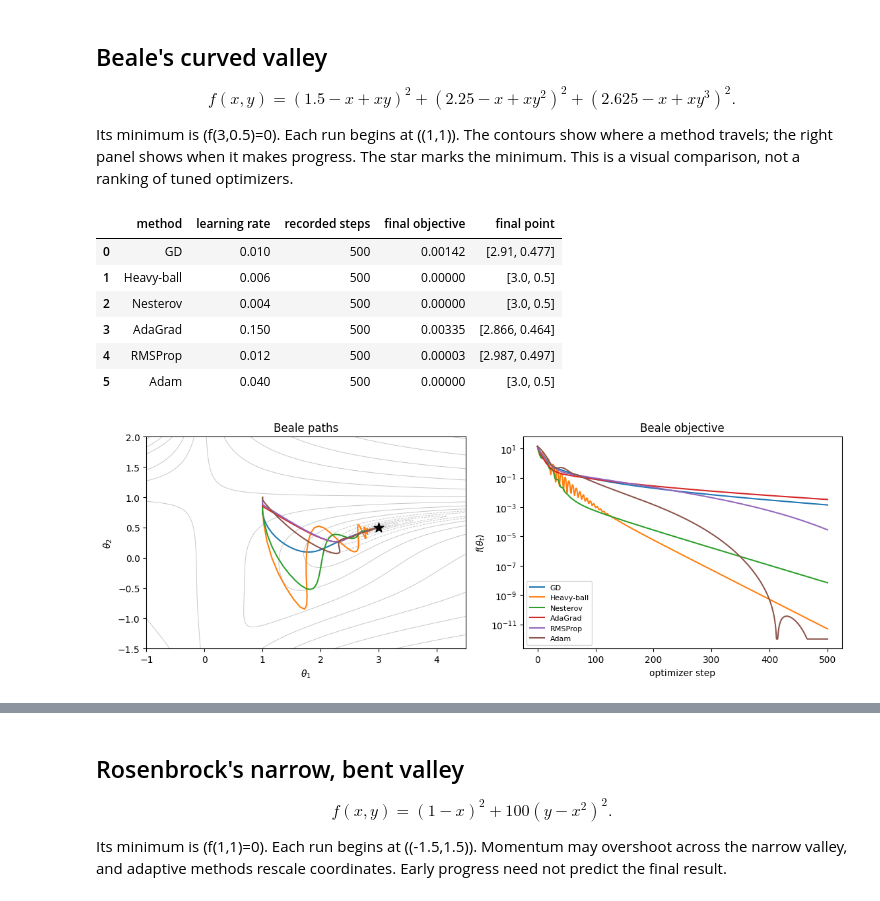
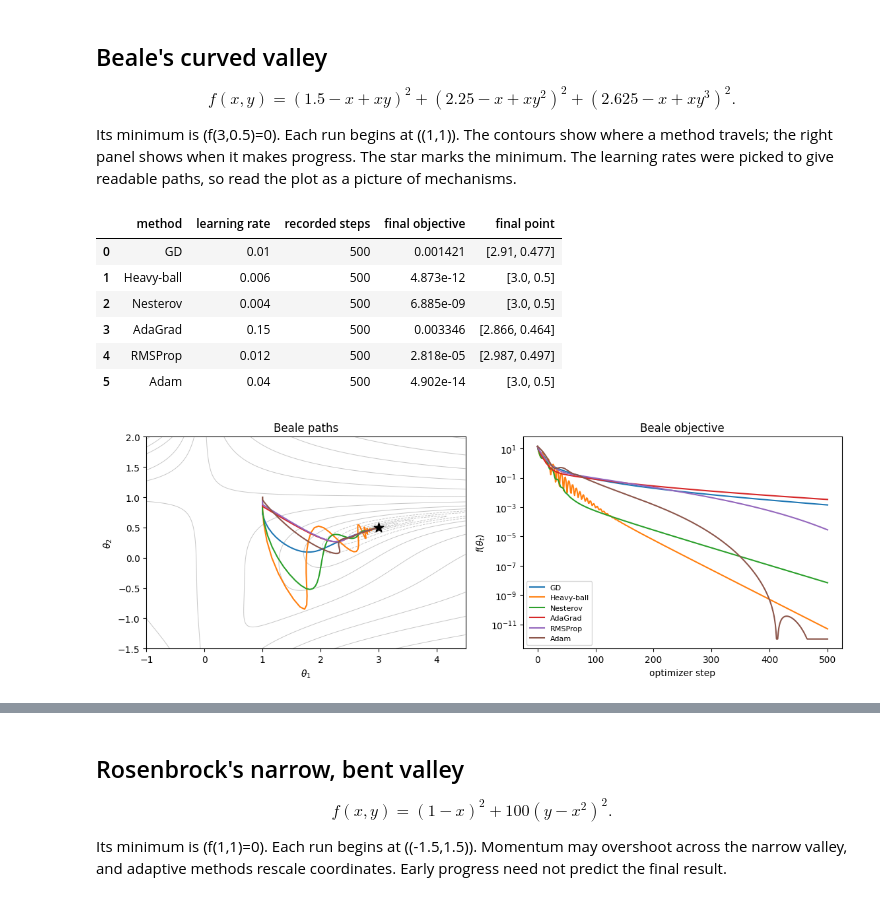
Before and after one commit to ZhuoranYang/sds265-fall26, a Jupyter notebook: demos/12-neural-optimization/optimizer-landscapes.ipynb, the cells around one changed output, grey strips where cells are left out. Saved outputs shown, nothing was run; the diff lists cells and outputs as text; code cells hidden in the pictures.

```diff
--- a/demos/12-neural-optimization/optimizer-landscapes.ipynb
+++ b/demos/12-neural-optimization/optimizer-landscapes.ipynb
@@ -40,7 +91,23 @@ import numpy as np
 import pandas as pd
 import matplotlib.pyplot as plt
 
-mu = .9
+pd.options.display.float_format = '{:.4g}'.format
+
+# Same path under the two momentum conventions (constant rate, beta = mu).
+mu, eta_nb = .9, .05
+eta_slides = eta_nb / (1 - mu)
+grad_quad = lambda th: np.array([100 * th[0], th[1]]) / 10
+th_b, th_m = np.array([1., 1.]), np.array([1., 1.])
+b, m = np.zeros(2), np.zeros(2)
+for t in range(200):
+    b = mu * b + grad_quad(th_b)
+    th_b = th_b - eta_nb * b
+    m = mu * m + (1 - mu) * grad_quad(th_m)
+    th_m = th_m - eta_slides * m
+assert np.allclose(th_b, th_m, rtol=0, atol=1e-12)
+print('max |notebook path - slides path| after 200 steps:',
+      np.abs(th_b - th_m).max())
+
 old = np.array([1., 0.])
 new = np.array([0., 1.])
 heavy = mu * old + new
@@ -72,7 +151,7 @@ METHODS = ['GD', 'Heavy-ball', 'Nesterov',
            'AdaGrad', 'RMSProp', 'Adam']
 
 def optimize(value, gradient, start, method, lr, steps,
-             mu=.9, beta2=.99, eps=1e-8):
+             mu=.9, rho=.99, b1=.9, b2=.99, eps=1e-8):
     theta = np.asarray(start, float).copy()
     m = np.zeros_like(theta)
     v = np.zeros_like(theta)
@@ -88,12 +167,12 @@ def optimize(value, gradient, start, method, lr, steps,
             v += g * g
             direction = g / (np.sqrt(v) + eps)
         elif method == 'RMSProp':
-            v = beta2 * v + (1-beta2) * g * g
+            v = rho * v + (1-rho) * g * g
             direction = g / (np.sqrt(v) + eps)
         elif method == 'Adam':
-            m = mu * m + (1-mu) * g
-            v = beta2 * v + (1-beta2) * g * g
-            direction = (m/(1-mu**t)) / (np.sqrt(v/(1-beta2**t)) + eps)
+            m = b1 * m + (1-b1) * g
+            v = b2 * v + (1-b2) * g * g
+            direction = (m/(1-b1**t)) / (np.sqrt(v/(1-b2**t)) + eps)
         else:
             raise ValueError(method)
         theta = theta - lr * direction
@@ -104,17 +183,18 @@ def optimize(value, gradient, start, method, lr, steps,
         values.append(current)
     return np.array(path), np.array(values)
 
-def compare(value, gradient, start, rates, steps):
+def compare(value, gradient, start, rates, steps, methods=METHODS):
     return {method: optimize(value, gradient, start, method,
-                             rates[method], steps) for method in METHODS}
+                             rates[method], steps) for method in methods}
 
-def show_results(value, results, bounds, optimum, title):
+def show_results(value, results, bounds, optimum, title,
+                 levels=np.linspace(-3, 3.5, 18)):
     a = np.linspace(*bounds[0], 240)
     b = np.linspace(*bounds[1], 240)
     A, B = np.meshgrid(a, b)
     Z = np.log10(value(np.stack([A, B], axis=-1)) + 1e-5)
     fig, axes = plt.subplots(1, 2, figsize=(11.5, 4.2))
-    axes[0].contour(A, B, Z, levels=np.linspace(-3, 3.5, 18),
+    axes[0].contour(A, B, Z, levels=levels,
                     colors='0.78', linewidths=.7)
     for method, (path, values) in results.items():
         axes[0].plot(path[:,0], path[:,1], lw=1.5, label=method)
@@ -143,34 +299,34 @@ $$f(x,y)=(1.5-x+xy)^2+(2.25-x+xy^2)^2+(2.625-x+xy^3)^2.$$
 
 Its minimum is \(f(3,0.5)=0\). Each run begins at \((1,1)\). The
 contours show where a method travels; the right panel shows when it makes
-progress. The star marks the minimum. This is a visual comparison, not a
-ranking of tuned optimizers.
+progress. The star marks the minimum. The learning rates were picked to
+give readable paths, so read the plot as a picture of mechanisms.
 # %%
 def beale(theta):
     x, y = theta[...,0], theta[...,1]
     return ((1.5-x+x*y)**2 + (2.25-x+x*y*y)**2
             + (2.625-x+x*y**3)**2)
 
 def beale_grad(theta):
     x, y = theta
     r = np.array([1.5-x+x*y, 2.25-x+x*y*y, 2.625-x+x*y**3])
     return np.array([
         2*np.dot(r, [-1+y, -1+y*y, -1+y**3]),
         2*x*np.dot(r, [1, 2*y, 3*y*y])
     ])
 
 BEALE_RATES = {'GD': .01, 'Heavy-ball': .006, 'Nesterov': .004,
                'AdaGrad': .15, 'RMSProp': .012, 'Adam': .04}
 beale_results = compare(beale, beale_grad, [1.,1.], BEALE_RATES, 500)
-display(final_table(beale_results, BEALE_RATES).round(5))
+display(final_table(beale_results, BEALE_RATES))
 show_results(beale, beale_results, ((-1,4.5),(-1.5,2)),
              (3,.5), 'Beale')
 # %% [output]
 |  | method | learning rate | recorded steps | final objective | final point |
-| 0 | GD | 0.010 | 500 | 0.00142 | [2.91, 0.477] |
-| 1 | Heavy-ball | 0.006 | 500 | 0.00000 | [3.0, 0.5] |
-| 2 | Nesterov | 0.004 | 500 | 0.00000 | [3.0, 0.5] |
-| 3 | AdaGrad | 0.150 | 500 | 0.00335 | [2.866, 0.464] |
-| 4 | RMSProp | 0.012 | 500 | 0.00003 | [2.987, 0.497] |
-| 5 | Adam | 0.040 | 500 | 0.00000 | [3.0, 0.5] |
+| 0 | GD | 0.01 | 500 | 0.001421 | [2.91, 0.477] |
+| 1 | Heavy-ball | 0.006 | 500 | 4.873e-12 | [3.0, 0.5] |
+| 2 | Nesterov | 0.004 | 500 | 6.885e-09 | [3.0, 0.5] |
+| 3 | AdaGrad | 0.15 | 500 | 0.003346 | [2.866, 0.464] |
+| 4 | RMSProp | 0.012 | 500 | 2.818e-05 | [2.987, 0.497] |
+| 5 | Adam | 0.04 | 500 | 4.902e-14 | [3.0, 0.5] |
 [figure]
```
Also changed, not shown: parts of 29 cells of this notebook, 7 other files.
